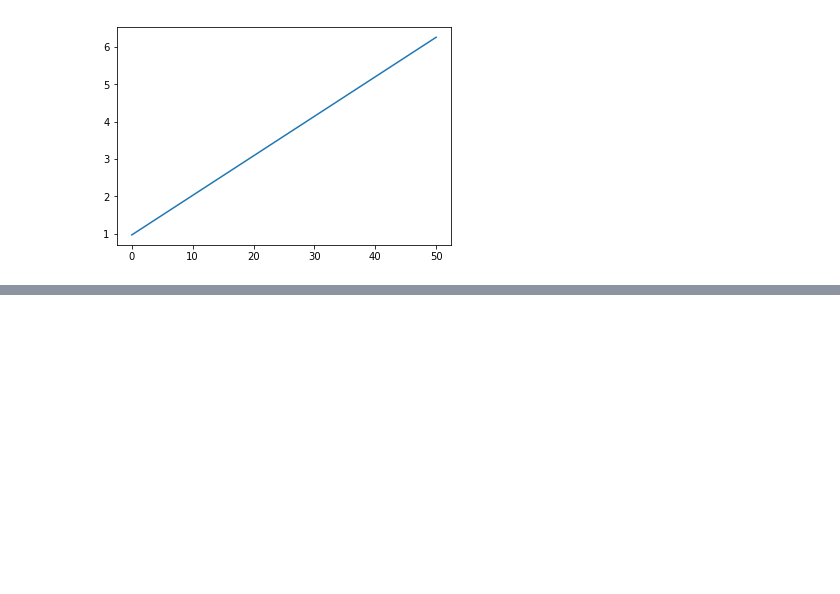
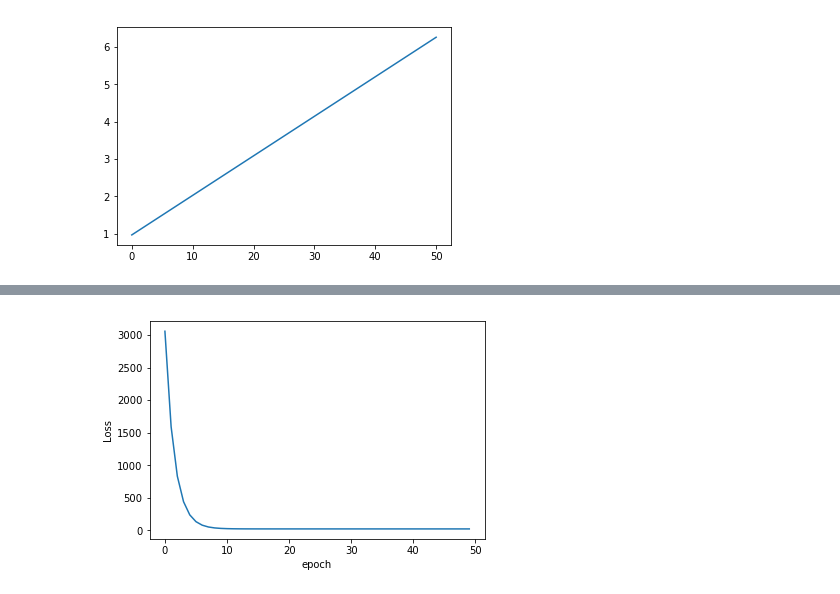
Before and after one commit to astonishingwolf/DL_Pytorch, a Jupyter notebook: Linear_regression_pytorch.ipynb, the cells around one changed output, grey strips where cells are left out. Drawn from its saved outputs; the diff is of its cells as text; code cells hidden in the pictures; blank space fills up the shorter version.

```diff
--- a/Linear_regression_pytorch.ipynb
+++ b/Linear_regression_pytorch.ipynb
@@ -80,6 +80,7 @@ class Model(nn.Module):
 
     def forward(self,x):
         y_pred = self.linear(x)
+        return y_pred
 # %%
 torch.manual_seed(59)
 model =Model(1,1)
@@ -126,0 +166,6 @@ bias: {model.linear.bias.item():10.8f}')
+# %%
+plt.plot(range(epochs), losses)
+plt.ylabel('Loss')
+plt.xlabel('epoch');
+# %% [output]
+[figure, added]
```
Also changed, not shown: parts of 3 cells of this notebook.
